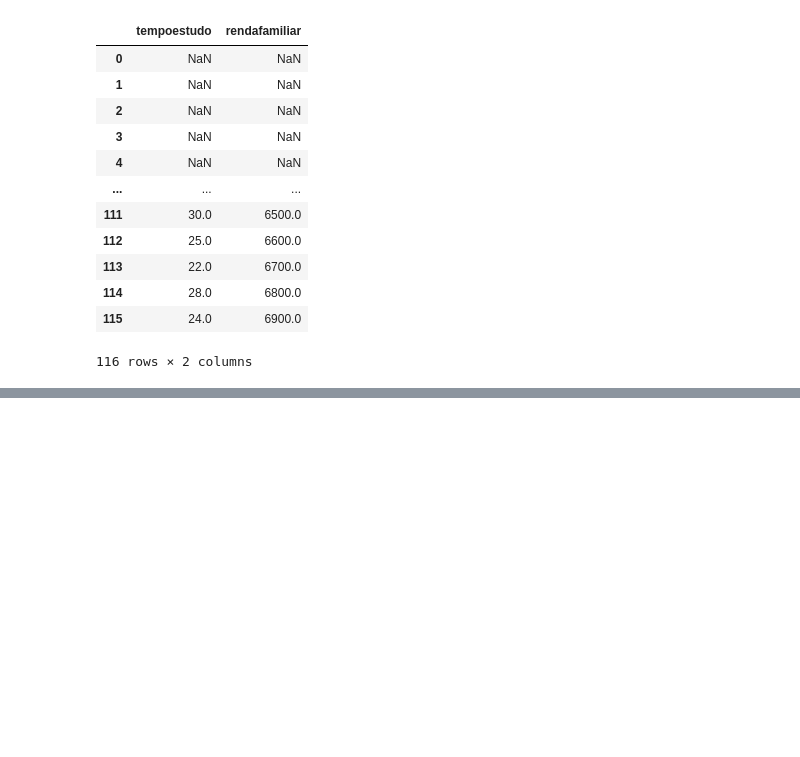
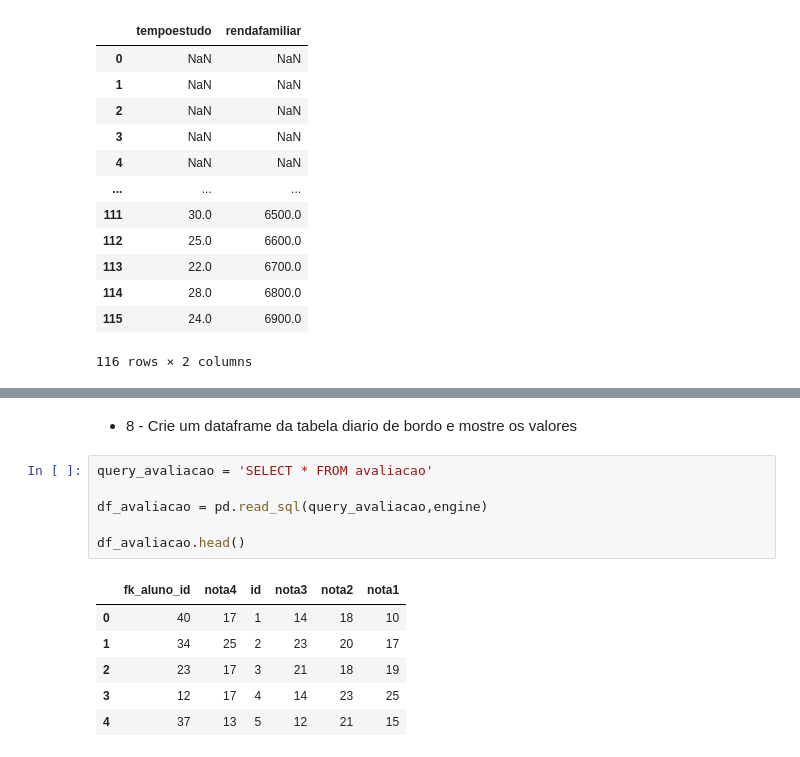
Before and after one commit to andrerodriguesfeitosa/projetofinal_tarde, a Jupyter notebook: notebook_tarde.ipynb, the cells around one changed output, grey strips where cells are left out. Cells and saved outputs as stored; diff of their text form; blank space fills up the shorter version.

```diff
--- a/notebook_tarde.ipynb
+++ b/notebook_tarde.ipynb
@@ -88,0 +193,15 @@ df_tempo_renda
+# %% [markdown]
+- 8 - Crie um dataframe da tabela diario de bordo e mostre os valores
+# %%
+query_avaliacao = 'SELECT * FROM avaliacao'
+
+df_avaliacao = pd.read_sql(query_avaliacao,engine)
+
+df_avaliacao.head()
+# %% [output]
+|  | fk_aluno_id | nota4 | id | nota3 | nota2 | nota1 |
+| 0 | 40 | 17 | 1 | 14 | 18 | 10 |
+| 1 | 34 | 25 | 2 | 23 | 20 | 17 |
+| 2 | 23 | 17 | 3 | 21 | 18 | 19 |
+| 3 | 12 | 17 | 4 | 14 | 23 | 25 |
+| 4 | 37 | 13 | 5 | 12 | 21 | 15 |
```
Also changed, not shown: parts of 27 cells of this notebook, 1 other file.
